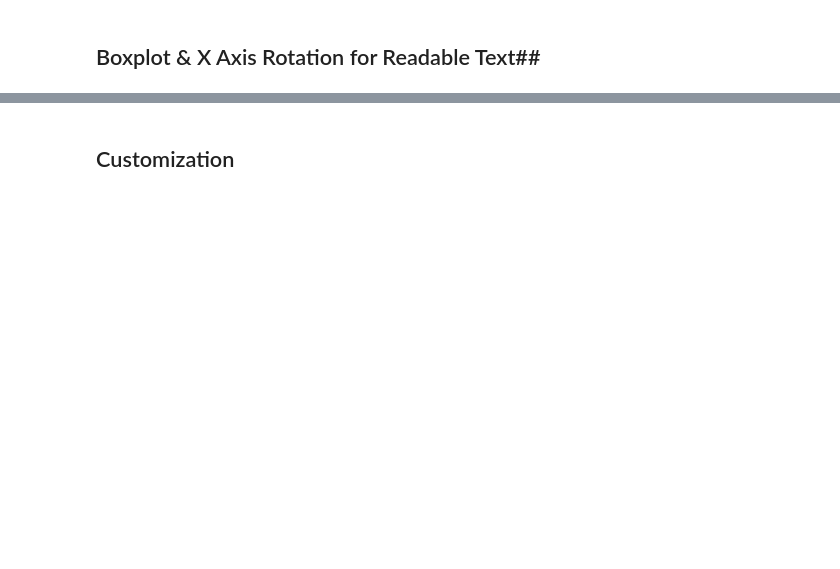
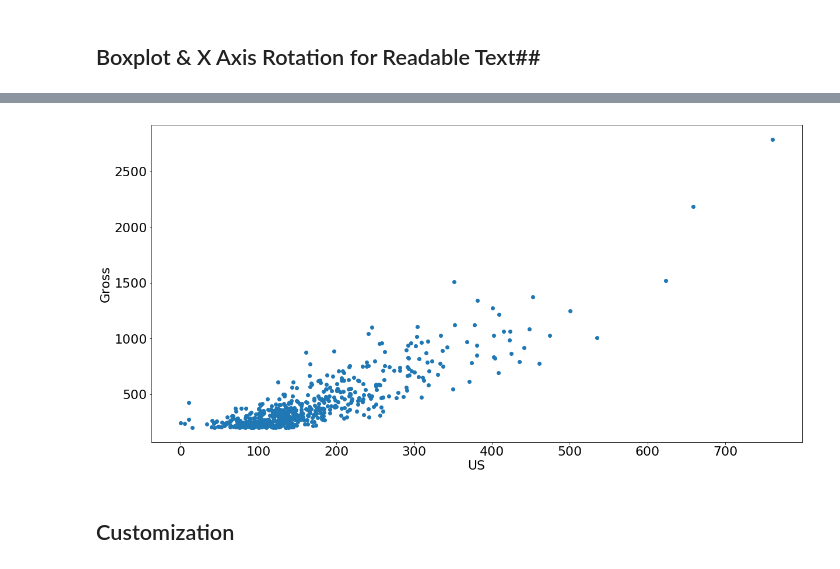
Before and after one commit to giggles-data-science/Python-3-DS, a Jupyter notebook: Data_Visualization_using_Matplotlib_and_Python_3.ipynb, the cells around one changed output, grey strips where cells are left out. Cells and saved outputs as stored; diff of their text form; code cells hidden in the pictures; blank space fills up the shorter version.

```diff
--- a/Data_Visualization_using_Matplotlib_and_Python_3.ipynb
+++ b/Data_Visualization_using_Matplotlib_and_Python_3.ipynb
@@ -108,3 +125,9 @@ plt.xticks(rotation=90);
+# %%
+plt.scatter(x="US", y="Gross", data=df)
+plt.xlabel('US')
+plt.ylabel('Gross');
+# %% [output]
+[figure, added]
 # %% [markdown]
 ## Customization ##
 # %%
```
Also changed, not shown: parts of 14 cells of this notebook.
